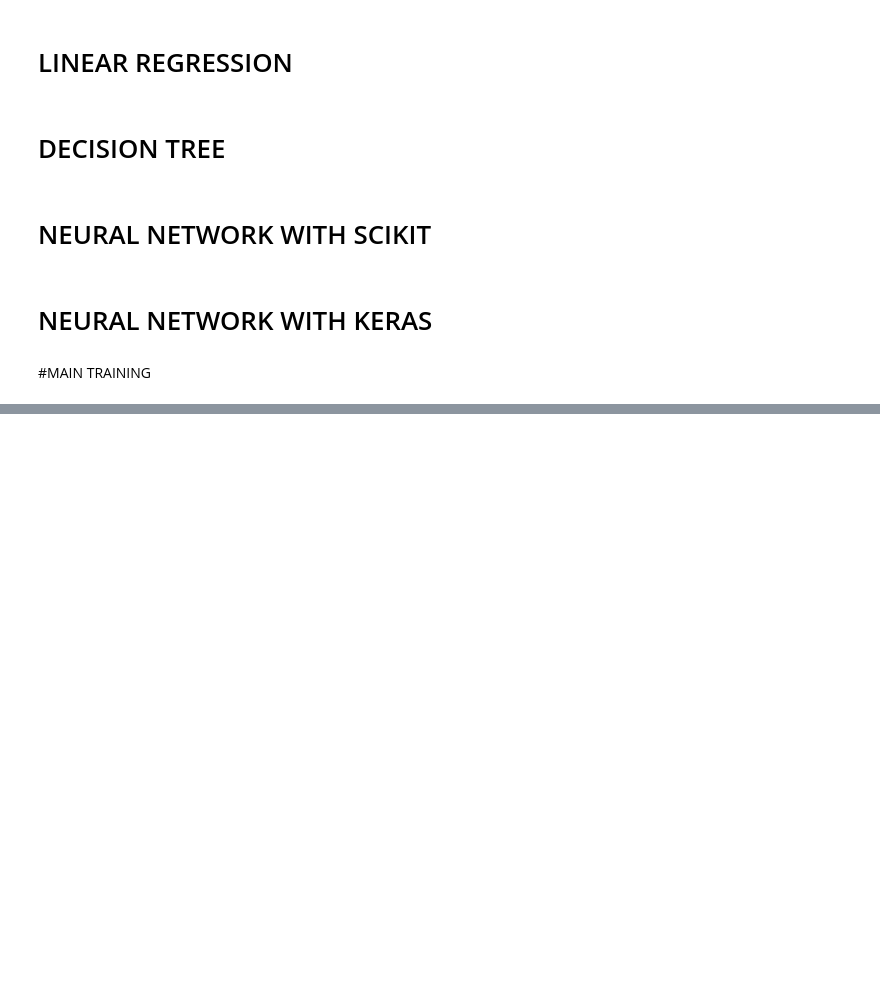
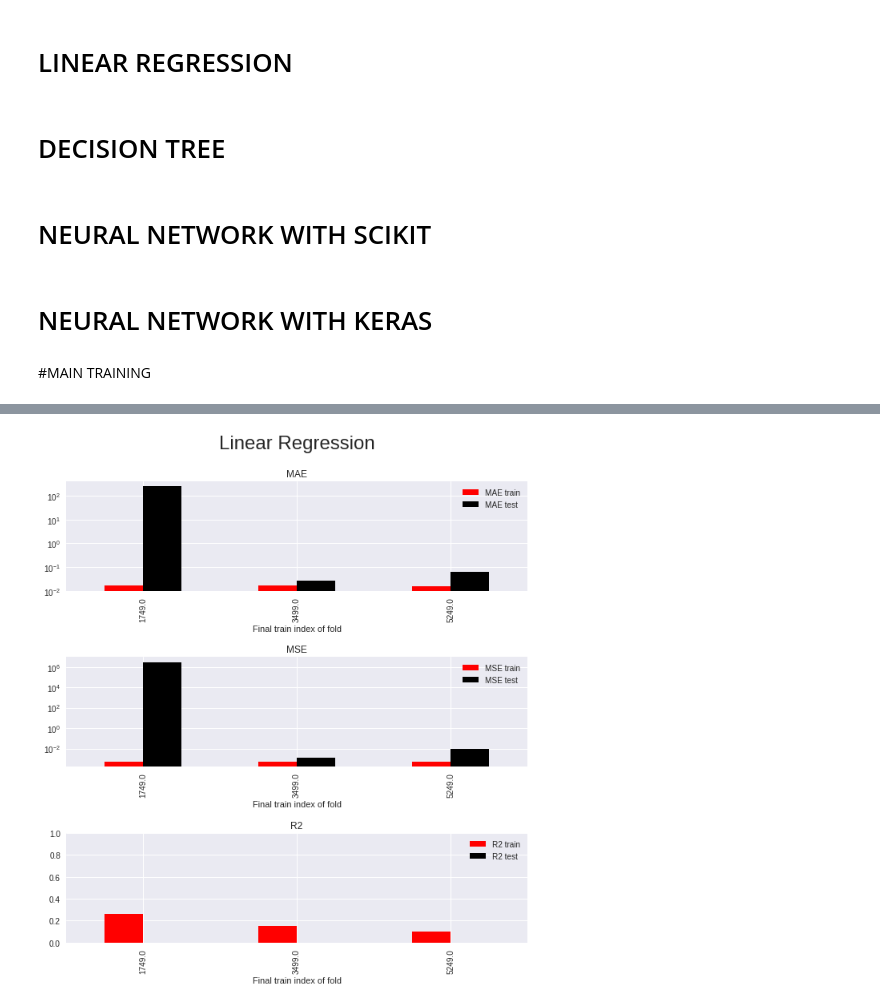
Before and after one commit to hhngan/ML, a Jupyter notebook: StockAnalyst/Training.ipynb, the cells around one changed output, grey strips where cells are left out. Saved outputs shown, nothing was run; the diff lists cells and outputs as text; code cells hidden in the pictures; blank space fills up the shorter version.

```diff
--- a/StockAnalyst/Training.ipynb
+++ b/StockAnalyst/Training.ipynb
@@ -96,10 +149,10 @@ from sklearn import tree
 from sklearn.model_selection import GridSearchCV
 from sklearn.preprocessing import PolynomialFeatures
 
-from training import performance
-from training import plot_performance
+#from training import performance
+#from training import plot_performance
 
-def main(X: np.ndarray, y: np.ndarray, tscv_idx) -> None:
+def dtree_main(X: np.ndarray, y: np.ndarray, tscv_idx) -> None:
     """
     Train linear Decision Tree Regressor model and save the plot of results to images/
     Args:
@@ -131,7 +184,7 @@ def main(X: np.ndarray, y: np.ndarray, tscv_idx) -> None:
             mae_test, mse_test, r2_test]
     plot_performance(results, "Decision Tree", "tree")
 
-def grid_search(X: np.ndarray, y: np.ndarray, tscv_idx):
+def dtree_grid_search(X: np.ndarray, y: np.ndarray, tscv_idx):
     """
     Train linear Decision Tree Regressor model and save the plot of results to images/
     Args:
@@ -224,13 +277,13 @@ from sklearn.preprocessing import PolynomialFeatures
 from sklearn.model_selection import GridSearchCV
 from tensorflow import set_random_seed
 
-from training import performance
-from training import plot_performance
+#from training import performance
+#from training import plot_performance
 
 seed(1)
 set_random_seed(2)
 
-def main(X: np.ndarray, y: np.ndarray, tscv_idx) -> None:
+def nn_keras_main(X: np.ndarray, y: np.ndarray, tscv_idx) -> None:
     """
     Train linear Decision Tree Regressor model and save the plot of results to images/
     Args:
@@ -260,7 +313,7 @@ def main(X: np.ndarray, y: np.ndarray, tscv_idx) -> None:
             mae_test, mse_test, r2_test]
     plot_performance(results, "Neural Net Keras", "neural_keras")
 
-def grid_search(X: np.ndarray, y: np.ndarray, tscv_idx):
+def nn_keras_grid_search(X: np.ndarray, y: np.ndarray, tscv_idx):
     """
     Train linear Decision Tree Regressor model and save the plot of results to images/
     Args:
@@ -321,11 +374,7 @@ import matplotlib.pyplot as plt
 import numpy as np
 import pandas as pd
 
-from matplotlib import cm
-from sklearn.metrics import mean_absolute_error
-from sklearn.metrics import mean_squared_error
-from sklearn.metrics import r2_score
-from sklearn.model_selection import TimeSeriesSplit
+
 
 FILE_NAME_PATH = "https://github.com/hhngan/ML/raw/master/StockAnalyst/MSFT.csv"
 FILE_NAME_FEATURES_PATH = "https://github.com/hhngan/ML/raw/master/StockAnalyst/MSFT_X_learn.csv"
@@ -338,15 +387,19 @@ def training():
     X = X.values # convert to numpy.ndarray used by sklearn
     y = y.values # convert to numpy.ndarray used by sklearn
     tscv = TimeSeriesSplit(n_splits=3)
-    import linear_regression as lin_reg
-    lin_reg.main(X, y, tscv.split(X))
-    import decision_tree as dtree
-    dtree.main(X, y, tscv.split(X))
-    dtree.grid_search(X, y, tscv.split(X))
-    import neural_net_scikit as nn_scikit
+
+    #import linear_regression as lin_reg
+    lin_reg_main(X, y, tscv.split(X))
+
+    #import decision_tree as dtree
+    dtree_main(X, y, tscv.split(X))
+    dtree_grid_search(X, y, tscv.split(X))
+
+    #import neural_net_scikit as nn_scikit
     # nn_scikit.main(X, y, tscv.split(X))
-    import neural_net_keras as nn_keras
-    nn_keras.main(X, y, tscv.split(X))
+
+    #import neural_net_keras as nn_keras
+    nn_keras_main(X, y, tscv.split(X))
     # nn_keras.grid_search(X, y, tscv.split(X))
 
 def training_data_from_csv(filename_features, filename_variables):
@@ -362,50 +415,7 @@ def training_data_from_csv(filename_features, filename_variables):
     y = pd.read_csv(filename_variables, header=0)
     return X, y
 
-def performance(y_true, y_pred):
-    """
-    Calculates regression performance
-    Args:
-        y_true: numpy.ndarray
-        y_pred: numpy.ndarray
-    Returns:
-        mae: mean_absolute_error
-        mse: mean_squared_error
-        r2: r2
-    """
-    mae = mean_absolute_error(y_true, y_pred)
-    mse = mean_squared_error(y_true, y_pred)
-    r2 = r2_score(y_true, y_pred)
-    return mae, mse, r2
-
-def plot_performance(results, title, filename):
-    """
-    Plot the results as subplots for each fold
-    Args:
-        results: pandas.DataFrame(columns=["fold", "MAE train", "MSE train",
-        "R2 train", "MAE test", "MSE test", "R2 test"])
-        filename: str
-    Returns:
-        None
-    """
-    fig, axes = plt.subplots(3, 1, figsize=(10, 10))
-    fig.tight_layout()
-    plt.suptitle(title, fontsize=24)
-    plt.subplots_adjust(left=0.1, top=0.9, right=0.9, bottom=0.1, hspace=0.6)
-    results[["final_train_idx", "MAE train", "MAE test"]].plot(x="final_train_idx", kind="bar",
-        ax=axes[0], logy=True, colormap=cm.flag)
-    axes[0].set_title("MAE")
-    axes[0].set_xlabel("Final train index of fold")
-    results[["final_train_idx", "MSE train", "MSE test"]].plot(x="final_train_idx", kind="bar",
-        ax=axes[1], logy=True, colormap=cm.flag)
-    axes[1].set_title("MSE")
-    axes[1].set_xlabel("Final train index of fold")
-    results[["final_train_idx", "R2 train", "R2 test"]].plot(x="final_train_idx", kind="bar",
-        ax=axes[2], colormap=cm.flag)
-    axes[2].set_title("R2")
-    axes[2].set_xlabel("Final train index of fold")
-    axes[2].set_ylim(0, 1)
-    fig.savefig("images/{}.png".format(filename))
 
 if __name__ == "__main__":
     training()
+# %% [output]
@@ -411,0 +439 @@ if __name__ == "__main__":
+[figure, added]
```
Also changed, not shown: parts of 5 cells of this notebook.
